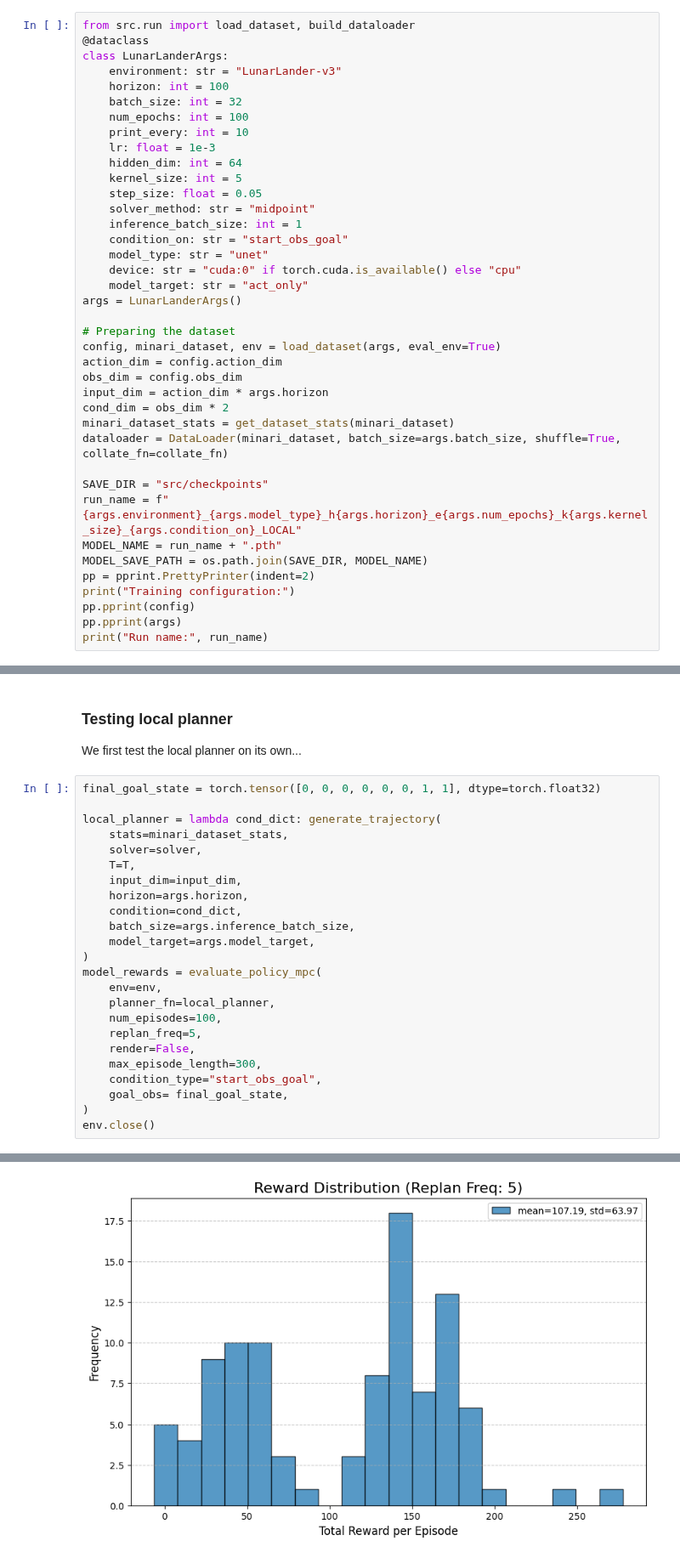
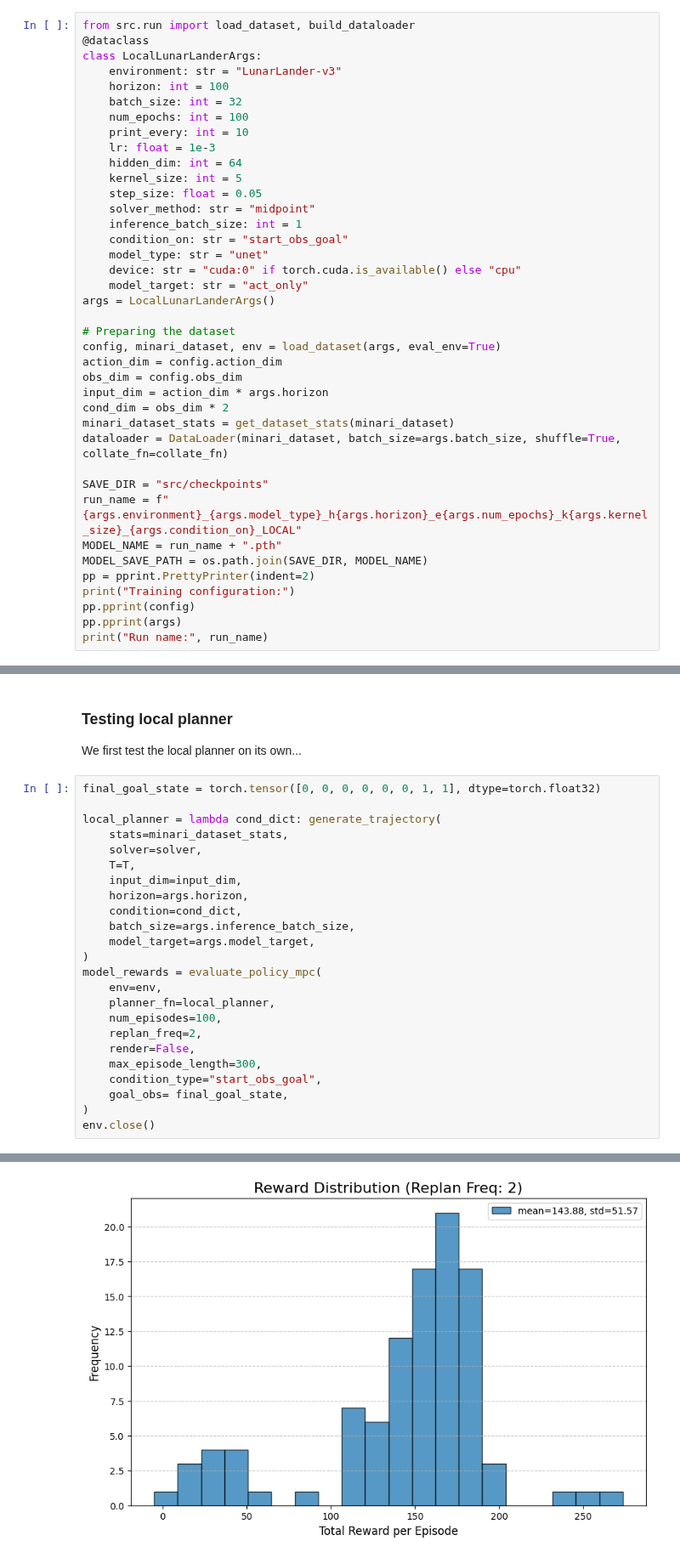
Before and after one commit to frankcholula/flow_planner, a Jupyter notebook: src/notebooks/hp.ipynb, the cells around one changed output, grey strips where cells are left out. Shown at 85% size. Saved outputs shown, nothing was run; the diff lists cells and outputs as text.

```diff
--- a/src/notebooks/hp.ipynb
+++ b/src/notebooks/hp.ipynb
@@ -178,7 +178,7 @@ This one predicts actions given observations generated by the global planner.
 # %%
 from src.run import load_dataset, build_dataloader
 @dataclass
-class LunarLanderArgs:
+class LocalLunarLanderArgs:
     environment: str = "LunarLander-v3"
     horizon: int = 100
     batch_size: int = 32
@@ -194,7 +194,7 @@ class LunarLanderArgs:
     model_type: str = "unet"
     device: str = "cuda:0" if torch.cuda.is_available() else "cpu"
     model_target: str = "act_only"
-args = LunarLanderArgs()
+args = LocalLunarLanderArgs()
 
 # Preparing the dataset
 config, minari_dataset, env = load_dataset(args, eval_env=True)
@@ -283,7 +283,7 @@ model_rewards = evaluate_policy_mpc(
     env=env,
     planner_fn=local_planner,
     num_episodes=100,
-    replan_freq=5,
+    replan_freq=2,
     render=False,
     max_episode_length=300,
     condition_type="start_obs_goal",
@@ -311,4 +311,4 @@ Average MPC Reward over 100 episodes: 107.19 +/- 63.97
-[figure, old version]
+[figure, new version]
 # %%
 # Global model (obs | start_obs, goal_obs)
 GLOBAL_MODEL_PATH = (
```
Also changed, not shown: parts of 5 cells of this notebook, 1 other file.
